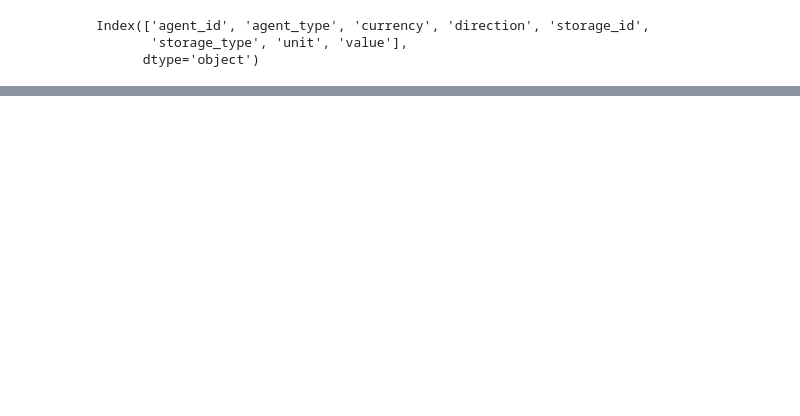
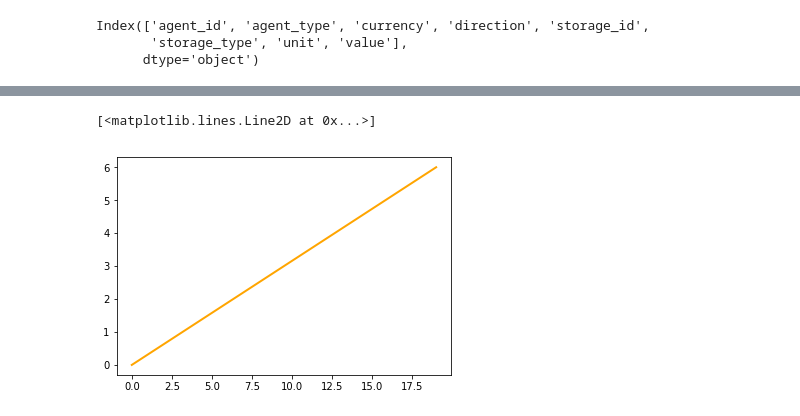
Before and after one commit to overthesun/simoc, a Jupyter notebook: testing.ipynb, the cells around one changed output, grey strips where cells are left out. Drawn from its saved outputs; the diff is of its cells as text; code cells hidden in the pictures; blank space fills up the shorter version.

Commit message:
Optimized log and linear growth functions, added sigmoid growth

```diff
--- a/testing.ipynb
+++ b/testing.ipynb
@@ -276,3 +263,29 @@ game_runner.agent_model.get_logs(filters=filters, columns=cols, dtype='df').head
 # game_runner.agent_model.get_total_agents()
 # %%
 # game_runner.agent_model.get_model_stats()
+# %%
+def get_sigmoid_step(step_num, max_value, num_values, min_value=0, center=None, steepness=0.5):
+    center = center if center else int(num_values / 2)
+    y = ((max_value - min_value) / (1. + np.exp(-steepness * (step_num - center)))) + min_value
+    return y
+
+def get_log_step(step_num, max_value, num_values, min_value=0, zero_value=1e-2):
+    zero_value = zero_value if zero_value < max_value else max_value * zero_value
+    y = np.geomspace(zero_value, max_value - min_value, num_values) + min_value
+    return y[step_num]
+
+def get_linear_step(step_num, max_value, num_values, min_value=0):
+    y = np.linspace(min_value, max_value, num_values)
+    return y[step_num]
+# %%
+min_value, max_value, num_values = 0, 6, 20
+
+y = []
+for i in range(num_values):
+#     y.append(get_linear_step(i, max_value, num_values, min_value))
+    y.append(get_linear_step(i, max_value, num_values))
+
+plt.plot(y, lw=2, color='orange')
+# %% [output]
+[<matplotlib.lines.Line2D at 0x...>]
+[figure, added]
```
Also changed, not shown: parts of 20 cells of this notebook, 2 other files.
